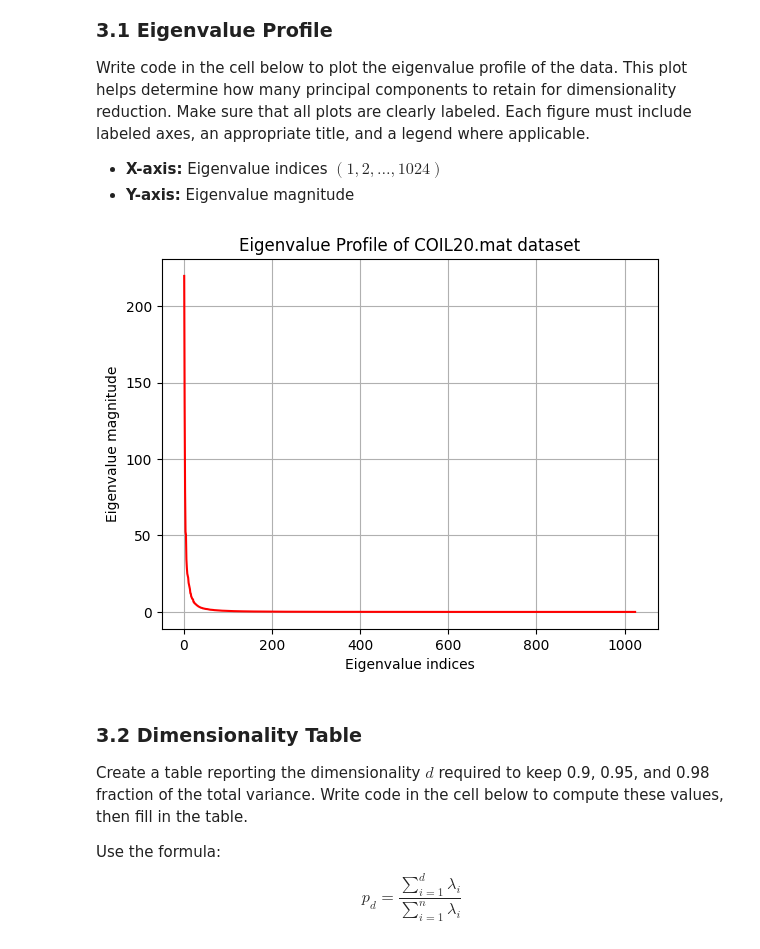
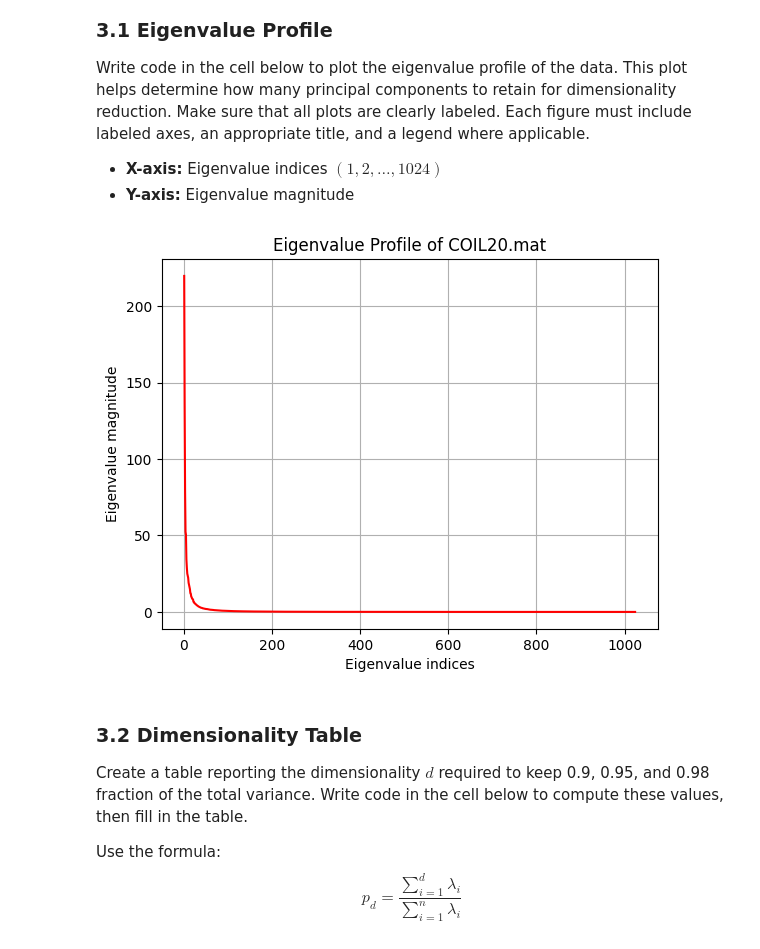
Before and after one commit to TheKingBlue/IntroductionToML, a Jupyter notebook: Assignment1/Assignment1.ipynb, the cells around one changed output. Drawn from its saved outputs; the diff is of its cells as text; code cells hidden in the pictures.

```diff
--- a/Assignment1/Assignment1.ipynb
+++ b/Assignment1/Assignment1.ipynb
@@ -206,12 +206,12 @@ Write code in the cell below to plot the eigenvalue profile of the data. This pl
 - **Y-axis:** Eigenvalue magnitude
 # %%
 plt.plot(range(1, len(eigen_values)+1), eigen_values, c = "r")
-plt.title("Eigenvalue Profile of COIL20.mat dataset")
+plt.title("Eigenvalue Profile of COIL20.mat")
 plt.xlabel("Eigenvalue indices")
 plt.ylabel("Eigenvalue magnitude")
 plt.grid()
 # %% [output]
-[figure, old version]
+[figure, new version]
 # %% [markdown]
 ### 3.2 Dimensionality Table
 
```
Also changed, not shown: parts of 3 cells of this notebook.
